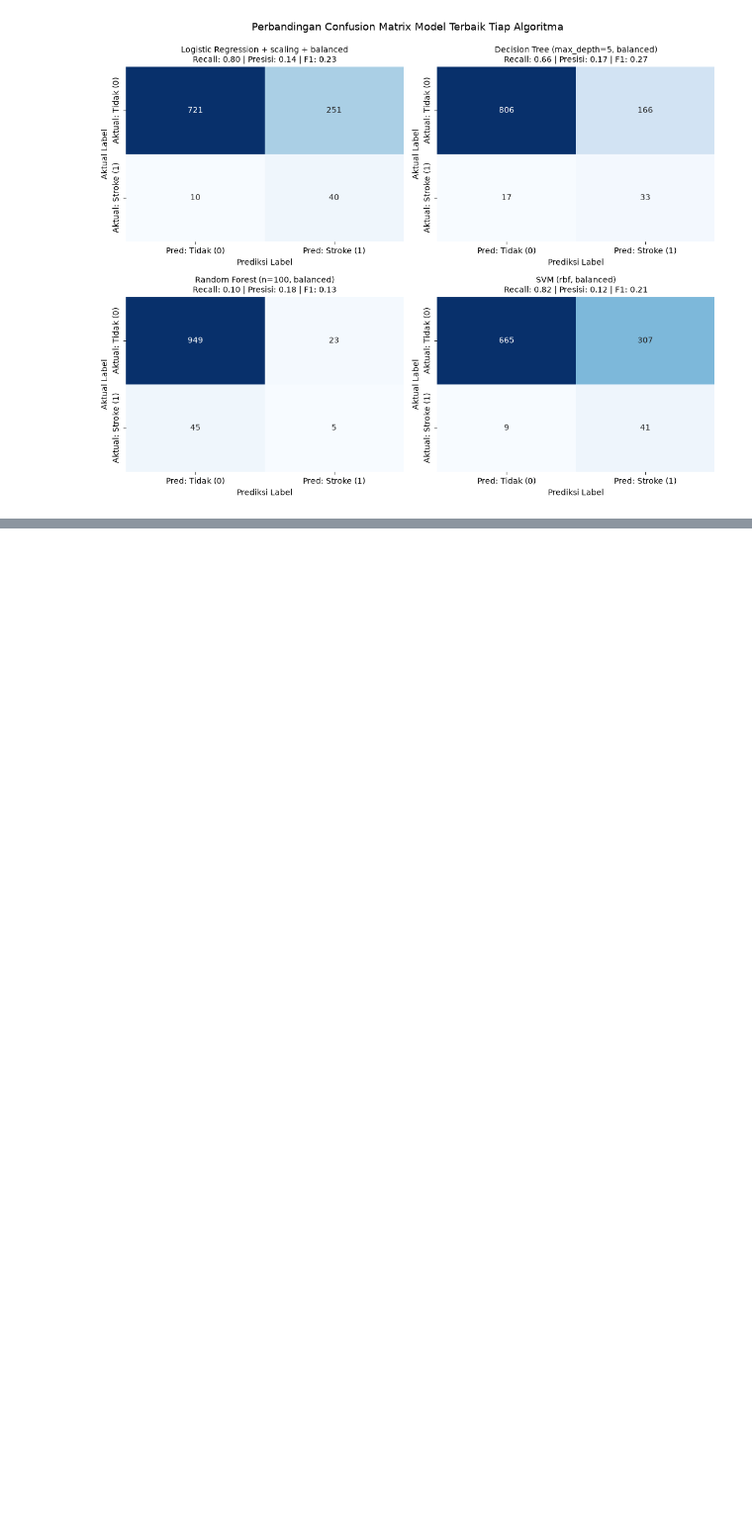
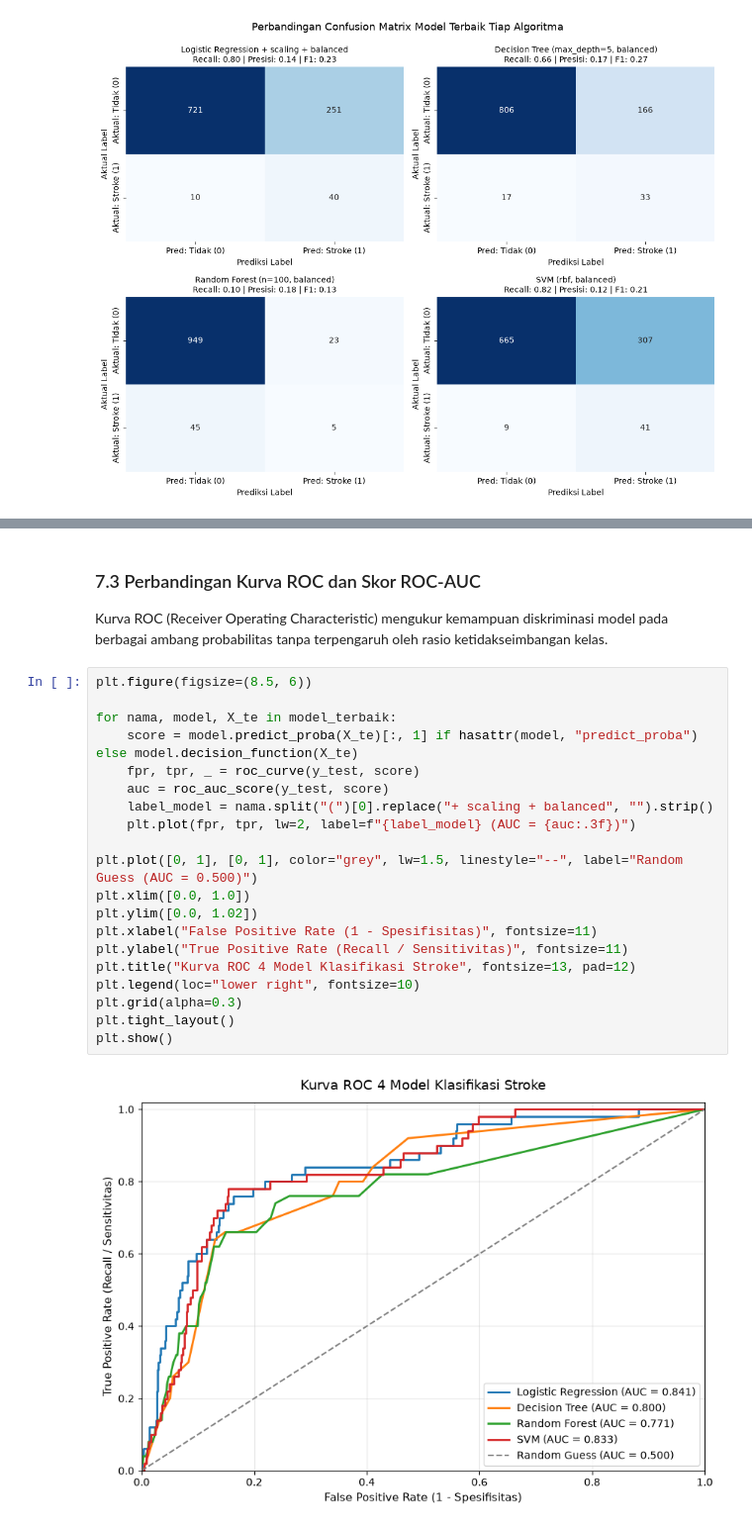
Before and after one commit to ravi-arnan/machine-learning, a Jupyter notebook: colab-hasil/04_model_library_hasil.ipynb, the cells around one changed output, grey strips where cells are left out. Shown at 99% size. Drawn from its saved outputs; the diff is of its cells as text; blank space fills up the shorter version.

```diff
--- a/colab-hasil/04_model_library_hasil.ipynb
+++ b/colab-hasil/04_model_library_hasil.ipynb
@@ -331,0 +344,26 @@ Cross-validation dan hyperparameter tuning lebih lanjut bisa dilakukan
+# %% [markdown]
+### 7.3 Perbandingan Kurva ROC dan Skor ROC-AUC
+
+Kurva ROC (Receiver Operating Characteristic) mengukur kemampuan diskriminasi model pada berbagai ambang probabilitas tanpa terpengaruh oleh rasio ketidakseimbangan kelas.
+# %%
+plt.figure(figsize=(8.5, 6))
+
+for nama, model, X_te in model_terbaik:
+    score = model.predict_proba(X_te)[:, 1] if hasattr(model, "predict_proba") else model.decision_function(X_te)
+    fpr, tpr, _ = roc_curve(y_test, score)
+    auc = roc_auc_score(y_test, score)
+    label_model = nama.split("(")[0].replace("+ scaling + balanced", "").strip()
+    plt.plot(fpr, tpr, lw=2, label=f"{label_model} (AUC = {auc:.3f})")
+
+plt.plot([0, 1], [0, 1], color="grey", lw=1.5, linestyle="--", label="Random Guess (AUC = 0.500)")
+plt.xlim([0.0, 1.0])
+plt.ylim([0.0, 1.02])
+plt.xlabel("False Positive Rate (1 - Spesifisitas)", fontsize=11)
+plt.ylabel("True Positive Rate (Recall / Sensitivitas)", fontsize=11)
+plt.title("Kurva ROC 4 Model Klasifikasi Stroke", fontsize=13, pad=12)
+plt.legend(loc="lower right", fontsize=10)
+plt.grid(alpha=0.3)
+plt.tight_layout()
+plt.show()
+# %% [output]
+[figure, added]
```
Also changed, not shown: parts of 12 cells of this notebook, 1 other file.
